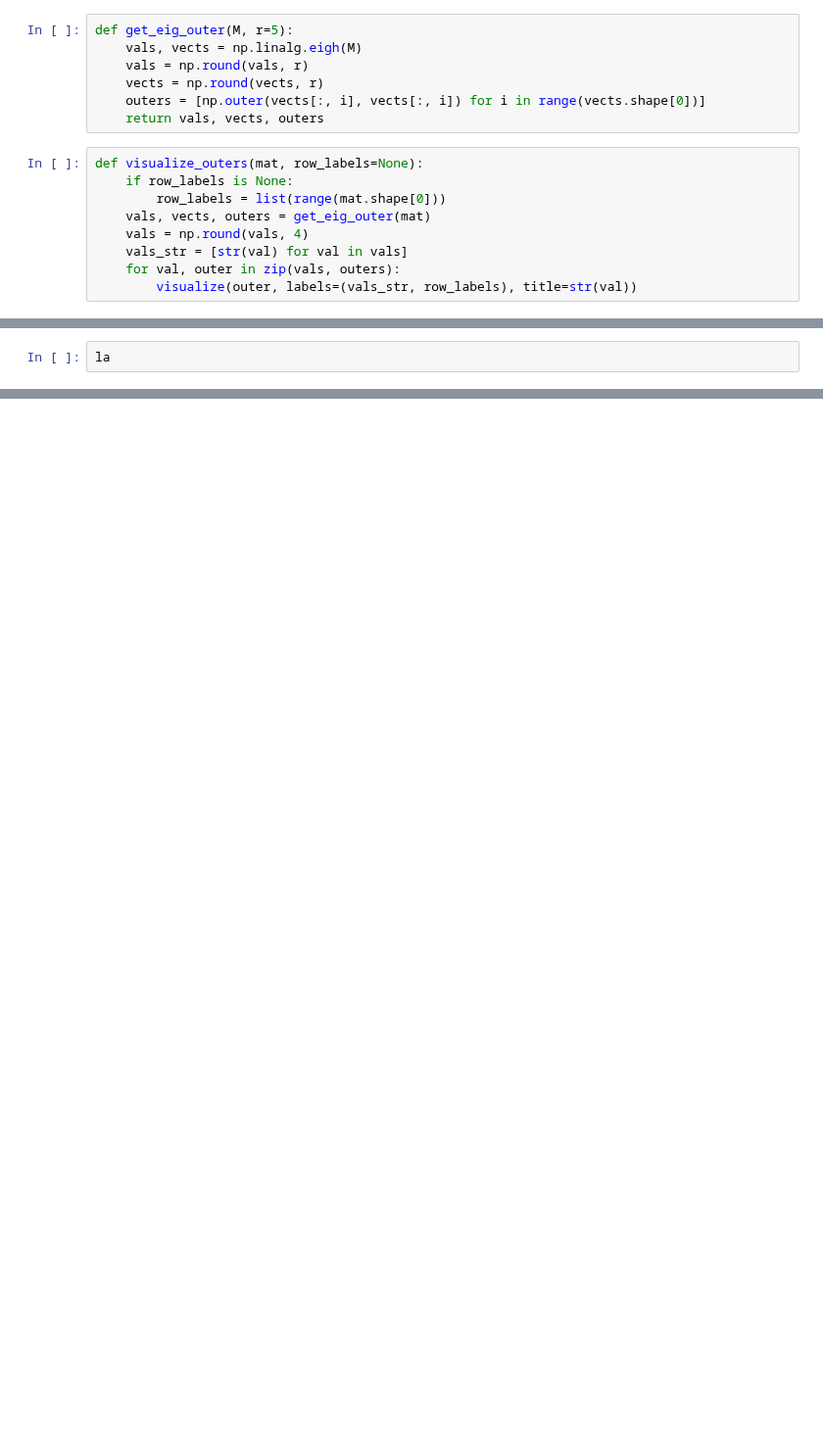
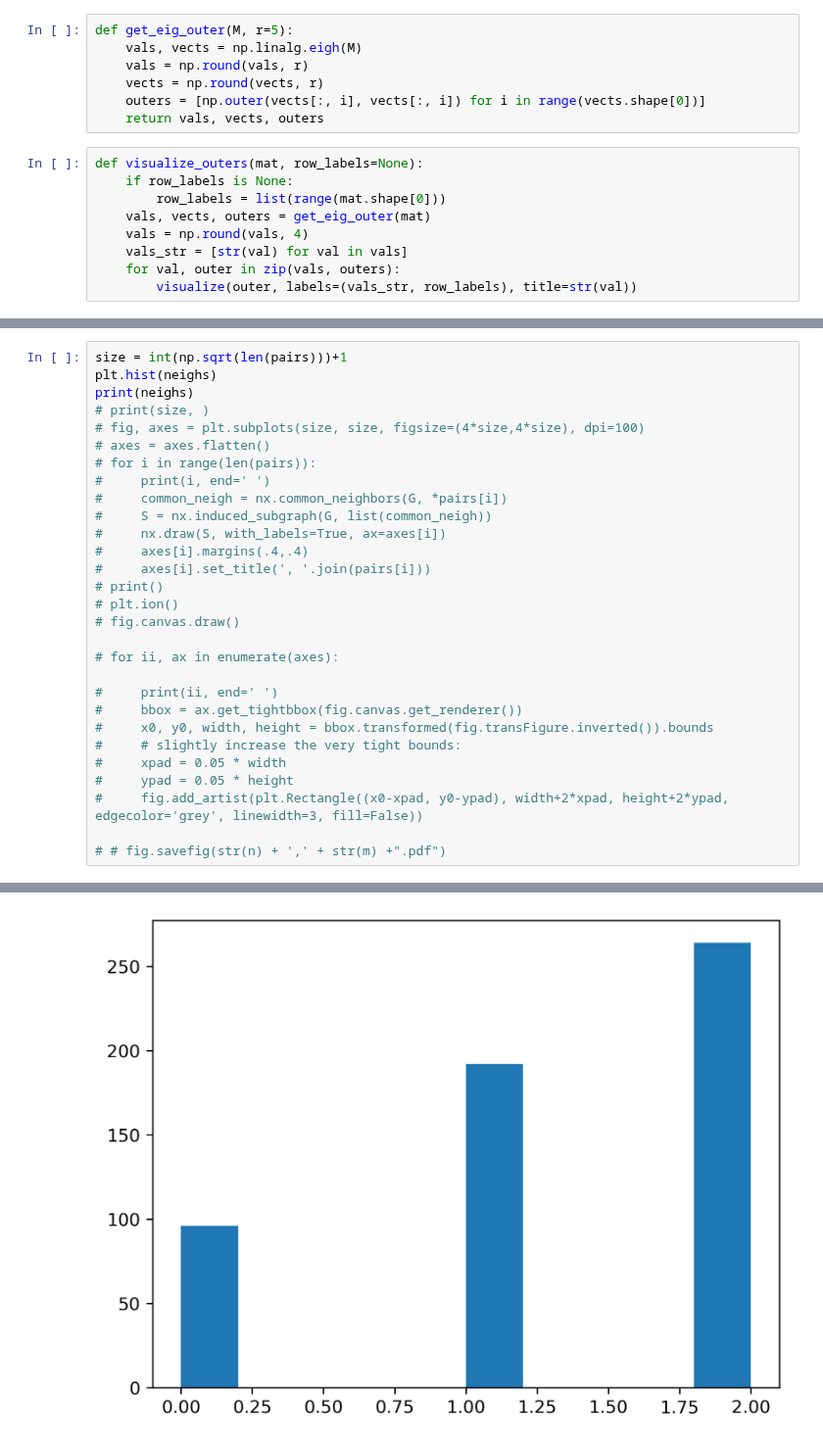
Before and after one commit to blake-holman/ED_Adversaries, a Jupyter notebook: Relative.ipynb, the cells around one changed output, grey strips where cells are left out. Shown at 98% size. Cells and saved outputs as stored; diff of their text form; blank space fills up the shorter version.

```diff
--- a/Relative.ipynb
+++ b/Relative.ipynb
@@ -487,2 +593,30 @@ visualize_outers(A)
 # %%
-la
+size = int(np.sqrt(len(pairs)))+1
+plt.hist(neighs)
+print(neighs)
+# print(size, )
+# fig, axes = plt.subplots(size, size, figsize=(4*size,4*size), dpi=100)
+# axes = axes.flatten()
+# for i in range(len(pairs)):
+#     print(i, end=' ')
+#     common_neigh = nx.common_neighbors(G, *pairs[i])
+#     S = nx.induced_subgraph(G, list(common_neigh))
+#     nx.draw(S, with_labels=True, ax=axes[i])
+#     axes[i].margins(.4,.4)
+#     axes[i].set_title(', '.join(pairs[i]))
+# print()
+# plt.ion()
+# fig.canvas.draw()
+
+# for ii, ax in enumerate(axes):
+
+#     print(ii, end=' ')
+#     bbox = ax.get_tightbbox(fig.canvas.get_renderer())
+#     x0, y0, width, height = bbox.transformed(fig.transFigure.inverted()).bounds
+#     # slightly increase the very tight bounds:
+#     xpad = 0.05 * width
+#     ypad = 0.05 * height
+#     fig.add_artist(plt.Rectangle((x0-xpad, y0-ypad), width+2*xpad, height+2*ypad, edgecolor='grey', linewidth=3, fill=False))
+
+# # fig.savefig(str(n) + ',' + str(m) +".pdf")
+# %% [output]
@@ -488,0 +640 @@ la
+[figure, added]
```
Also changed, not shown: parts of 11 cells of this notebook, 3 other files.
